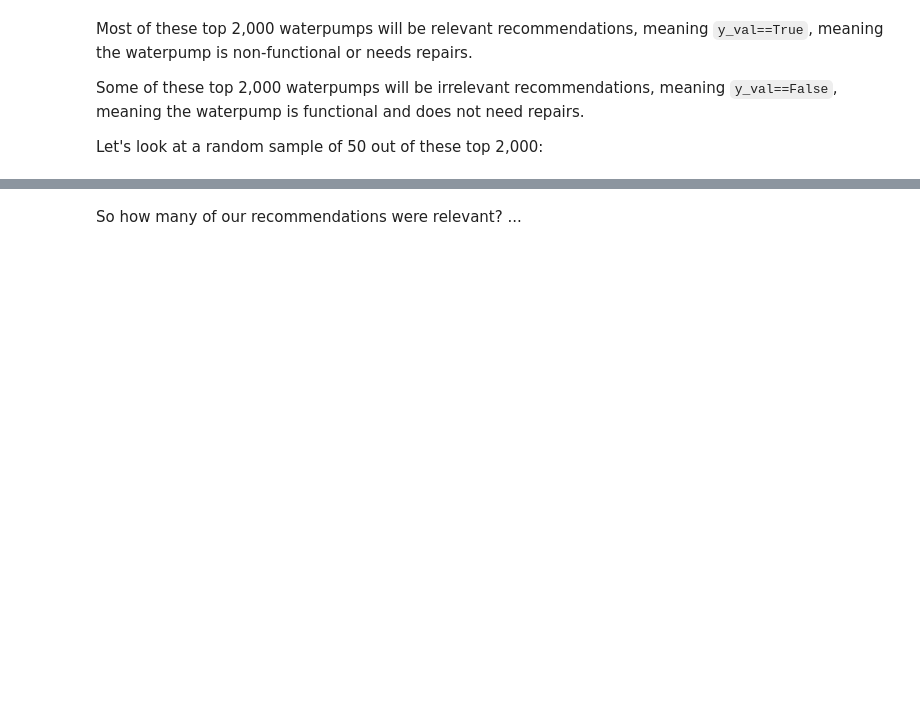
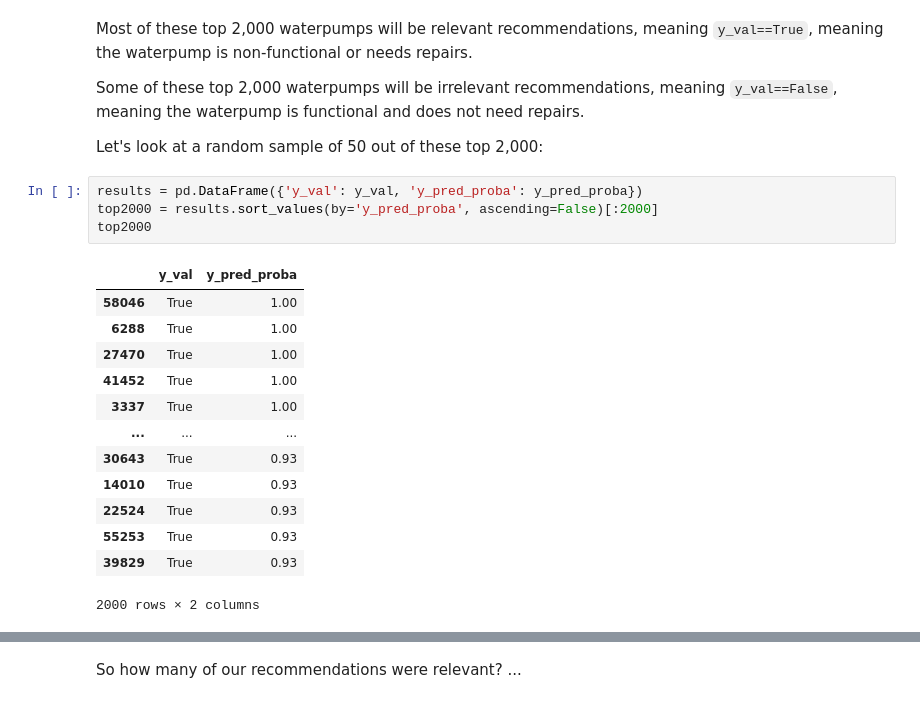
Before and after one commit to lmstephens/DS-Unit-2-Kaggle-Challenge, a Jupyter notebook: module4-classification-metrics/LS_DS_224.ipynb, the cells around one changed output, grey strips where cells are left out. Drawn from its saved outputs; the diff is of its cells as text; blank space fills up the shorter version.

```diff
--- a/module4-classification-metrics/LS_DS_224.ipynb
+++ b/module4-classification-metrics/LS_DS_224.ipynb
@@ -494,3 +494,21 @@ Most of these top 2,000 waterpumps will be relevant recommendations, meaning `y_
 Some of these top 2,000 waterpumps will be irrelevant recommendations, meaning `y_val==False`, meaning the waterpump is functional and does not need repairs.
 
 Let's look at a random sample of 50 out of these top 2,000:
+# %%
+results = pd.DataFrame({'y_val': y_val, 'y_pred_proba': y_pred_proba})
+top2000 = results.sort_values(by='y_pred_proba', ascending=False)[:2000]
+top2000
+# %% [output]
+|  | y_val | y_pred_proba |
+| 58046 | True | 1.00 |
+| 6288 | True | 1.00 |
+| 27470 | True | 1.00 |
+| 41452 | True | 1.00 |
+| 3337 | True | 1.00 |
+| ... | ... | ... |
+| 30643 | True | 0.93 |
+| 14010 | True | 0.93 |
+| 22524 | True | 0.93 |
+| 55253 | True | 0.93 |
+| 39829 | True | 0.93 |
+2000 rows × 2 columns
```
Also changed, not shown: parts of 3 cells of this notebook.
